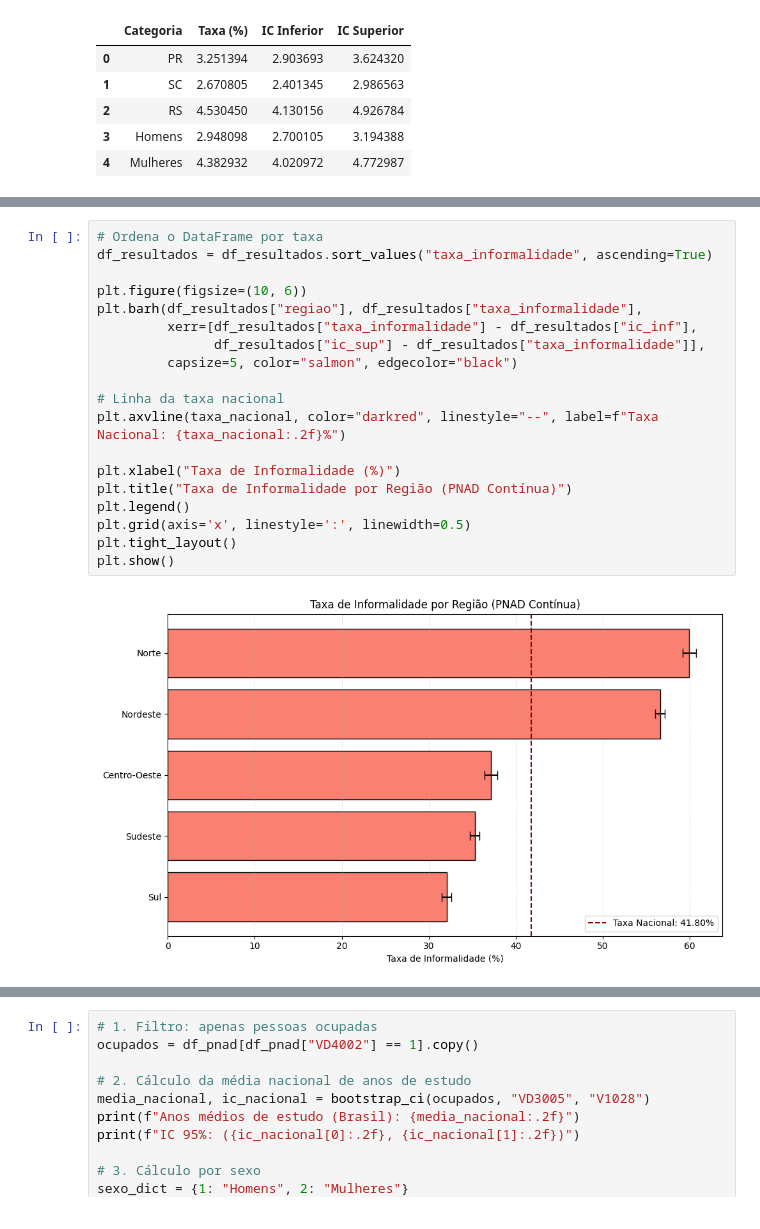
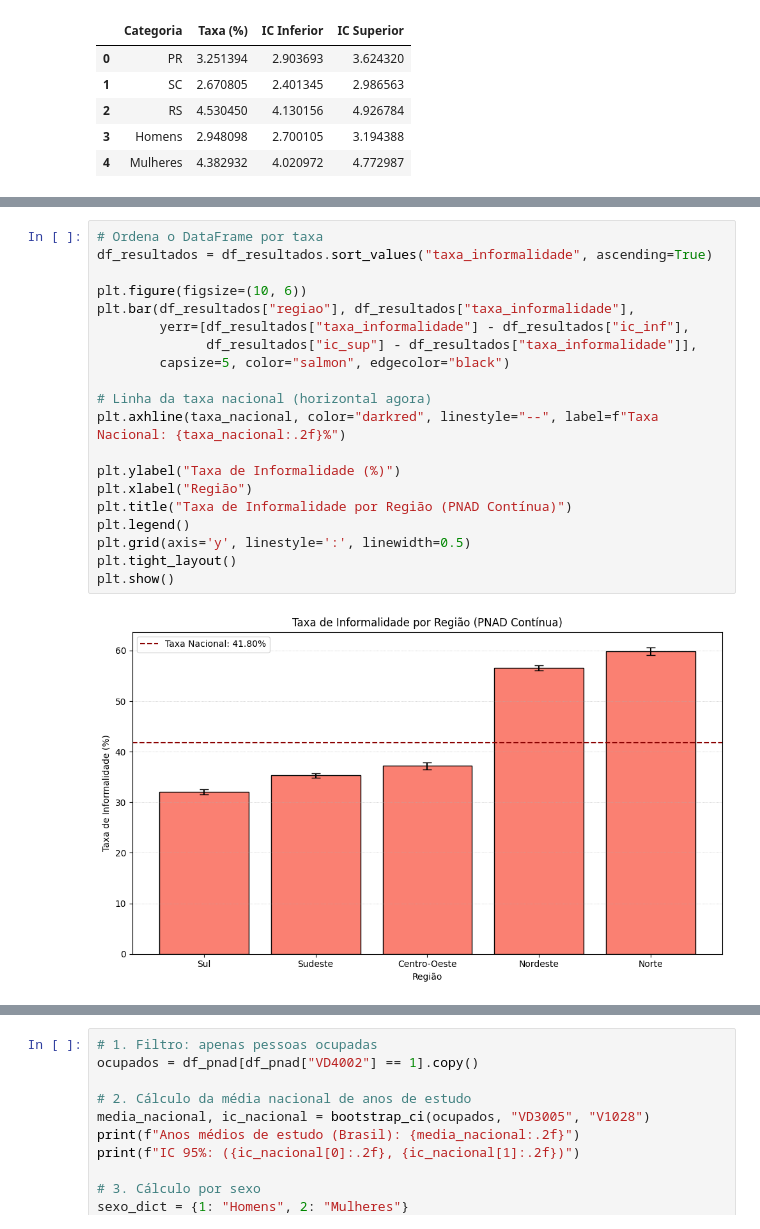
Before and after one commit to Uyris/cdadosaps03parte2, a Jupyter notebook: APS03parte2.ipynb, the cells around one changed output, grey strips where cells are left out. Drawn from its saved outputs; the diff is of its cells as text.

```diff
--- a/APS03parte2.ipynb
+++ b/APS03parte2.ipynb
@@ -379,21 +608,22 @@ IC 95%: (41.51%, 42.08%)
 # %%
 # Ordena o DataFrame por taxa
 df_resultados = df_resultados.sort_values("taxa_informalidade", ascending=True)
 
 plt.figure(figsize=(10, 6))
-plt.barh(df_resultados["regiao"], df_resultados["taxa_informalidade"],
-         xerr=[df_resultados["taxa_informalidade"] - df_resultados["ic_inf"],
-               df_resultados["ic_sup"] - df_resultados["taxa_informalidade"]],
-         capsize=5, color="salmon", edgecolor="black")
+plt.bar(df_resultados["regiao"], df_resultados["taxa_informalidade"],
+        yerr=[df_resultados["taxa_informalidade"] - df_resultados["ic_inf"],
+              df_resultados["ic_sup"] - df_resultados["taxa_informalidade"]],
+        capsize=5, color="salmon", edgecolor="black")
 
-# Linha da taxa nacional
-plt.axvline(taxa_nacional, color="darkred", linestyle="--", label=f"Taxa Nacional: {taxa_nacional:.2f}%")
+# Linha da taxa nacional (horizontal agora)
+plt.axhline(taxa_nacional, color="darkred", linestyle="--", label=f"Taxa Nacional: {taxa_nacional:.2f}%")
 
-plt.xlabel("Taxa de Informalidade (%)")
+plt.ylabel("Taxa de Informalidade (%)")
+plt.xlabel("Região")
 plt.title("Taxa de Informalidade por Região (PNAD Contínua)")
 plt.legend()
-plt.grid(axis='x', linestyle=':', linewidth=0.5)
+plt.grid(axis='y', linestyle=':', linewidth=0.5)
 plt.tight_layout()
 plt.show()
 # %% [output]
-[figure, old version]
+[figure, new version]
```
Also changed, not shown: parts of 20 cells of this notebook.
